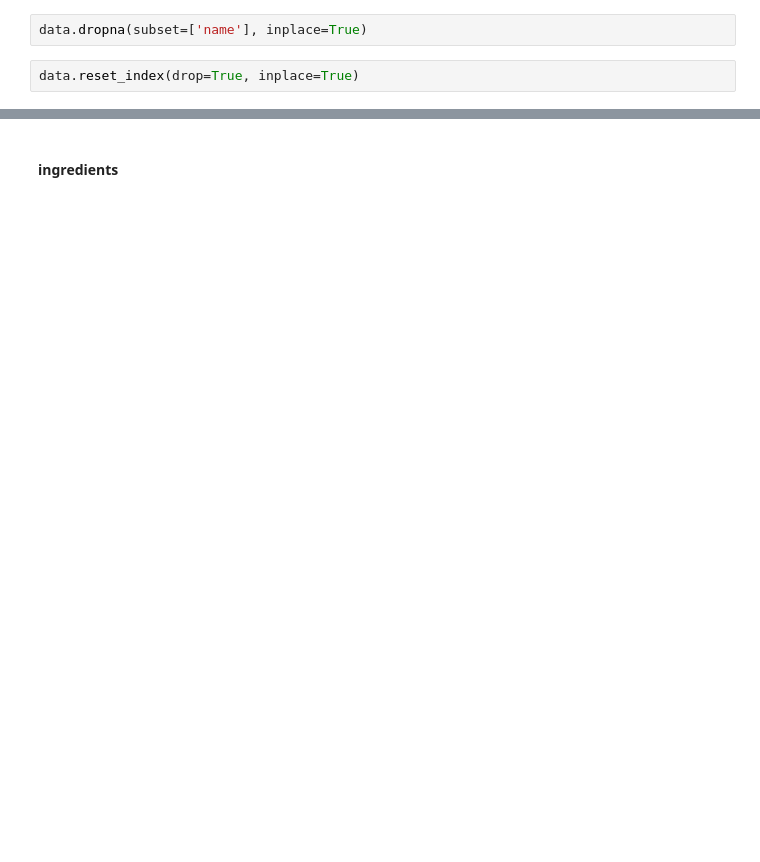
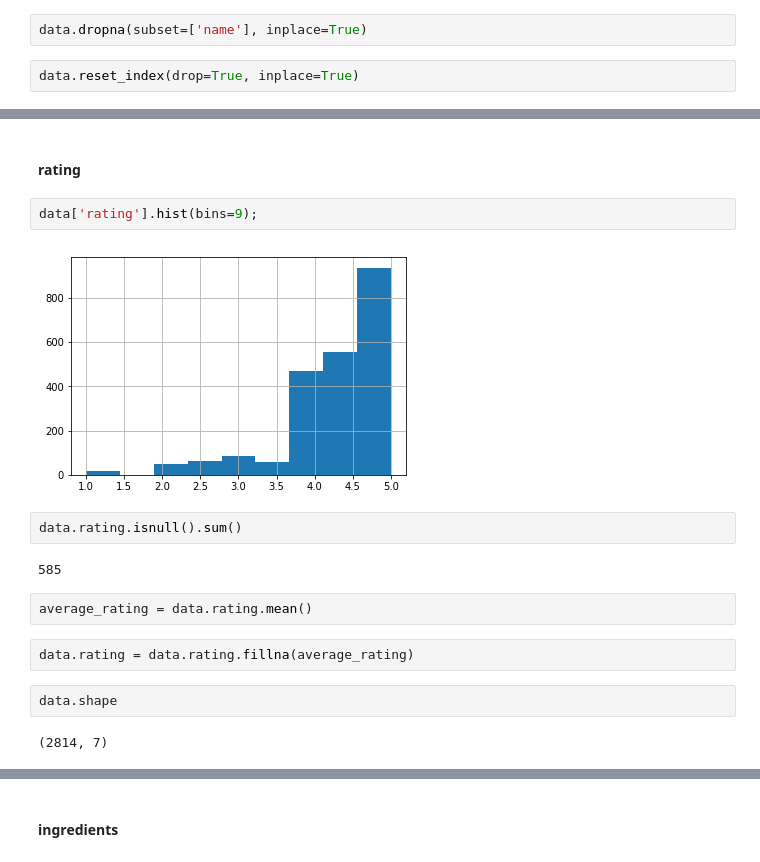
Before and after one commit to AkerkeKesha/machine-learning, a Jupyter notebook: AA20/ABalgabekova_Recommender.ipynb, the cells around one changed output, grey strips where cells are left out. Cells and saved outputs as stored; diff of their text form; blank space fills up the shorter version.

```diff
--- a/AA20/ABalgabekova_Recommender.ipynb
+++ b/AA20/ABalgabekova_Recommender.ipynb
@@ -99,0 +149,18 @@ data.tail()
+# %% [markdown]
+#### rating
+# %%
+data['rating'].hist(bins=9);
+# %% [output]
+[figure, added]
+# %%
+data.rating.isnull().sum()
+# %% [output]
+585
+# %%
+average_rating = data.rating.mean()
+# %%
+data.rating = data.rating.fillna(average_rating)
+# %%
+data.shape
+# %% [output]
+(2814, 7)
```
Also changed, not shown: parts of 25 cells of this notebook.
